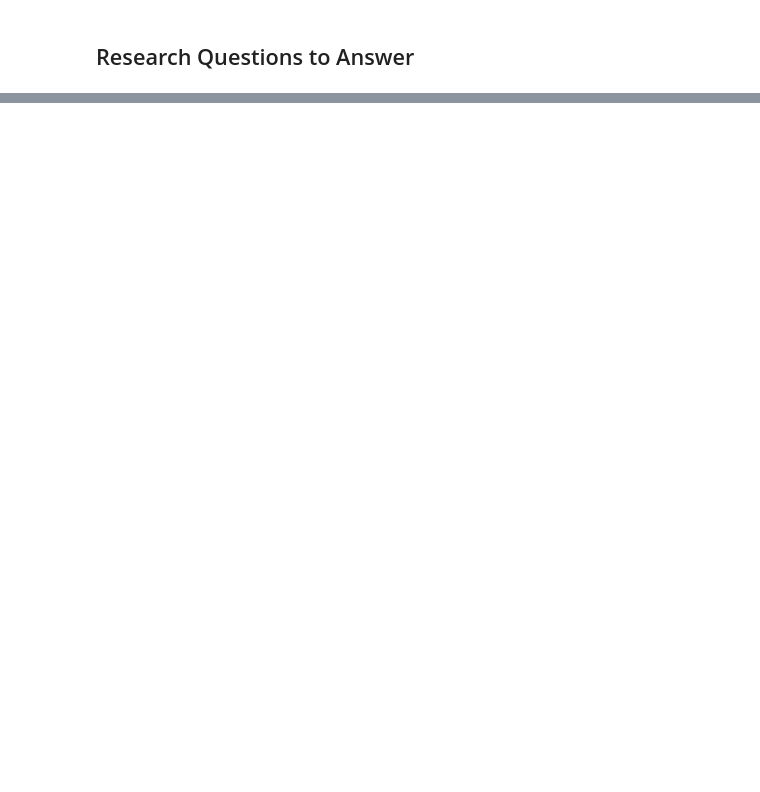
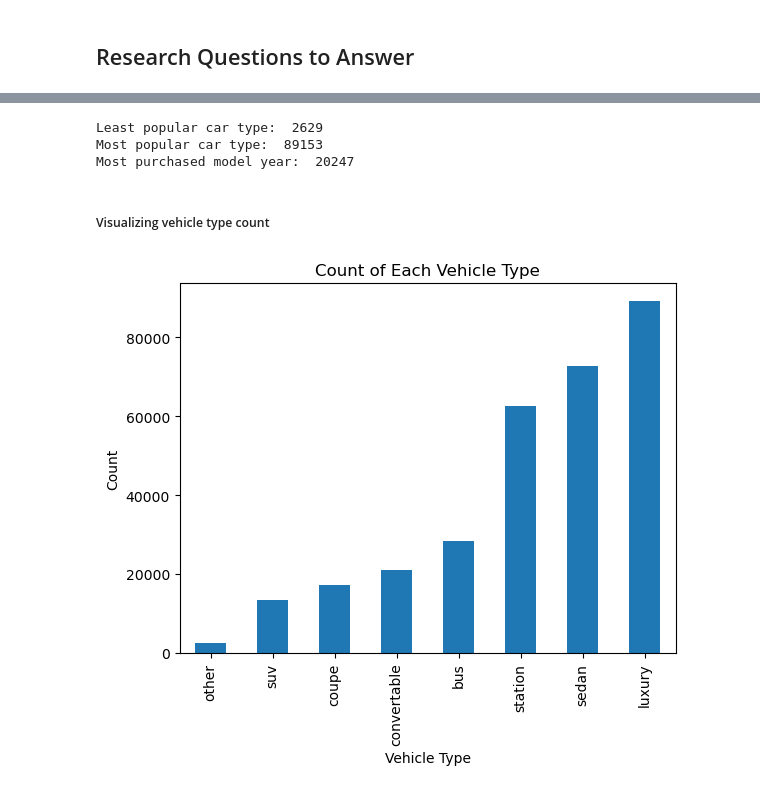
Before and after one commit to EmadMoro/Project1-Challenge, a Jupyter notebook: automotive_sales.ipynb, the cells around one changed output, grey strips where cells are left out. Drawn from its saved outputs; the diff is of its cells as text; code cells hidden in the pictures; blank space fills up the shorter version.

```diff
--- a/automotive_sales.ipynb
+++ b/automotive_sales.ipynb
@@ -12,7 +9,7 @@ import scipy.stats as st
 from scipy.stats import sem
 # %%
 # reading file content
-df = pd.read_csv('Resources/cleaned_df.csv')
+df = pd.read_csv("./Resources/cleaned_df.csv")
 # %% [markdown]
 ### Exploring the Cleaning
 # %%
@@ -230,0 +101,4 @@ plt.show()
+# %%
+# Storing "group by vehicleType" and its count for each vehicleType in vehTypeCount
+veh_Type_Count = df['vehicleType'].value_counts() # vehicleType: the index & counts: the values
+veh_Type_Count
@@ -230,0 +119,4 @@ plt.show()
+# %%
+# Sorting vehTypeCount in ascending order
+type_Count_Sorted = veh_Type_Count.sort_values(ascending=True)
+type_Count_Sorted
@@ -230,0 +165,21 @@ plt.show()
+# %%
+most_purchased_model = year_counts.max()
+
+print("Least popular car type: ", least_popular)
+print("Most popular car type: ", most_popular)
+print("Most purchased model year: ", most_purchased_model)
+# %% [output]
+Least popular car type:  2629
+Most popular car type:  89153
+Most purchased model year:  20247
+# %% [markdown]
+##### Visualizing vehicle type count
+# %%
+# Using horizontal bar plot
+type_Count_Sorted.plot.bar()
+plt.ylabel('Count')
+plt.xlabel('Vehicle Type')
+plt.title('Count of Each Vehicle Type')
+plt.show()
+# %% [output]
+[figure, added]
```
Also changed, not shown: parts of 22 cells of this notebook, 1 other file.
